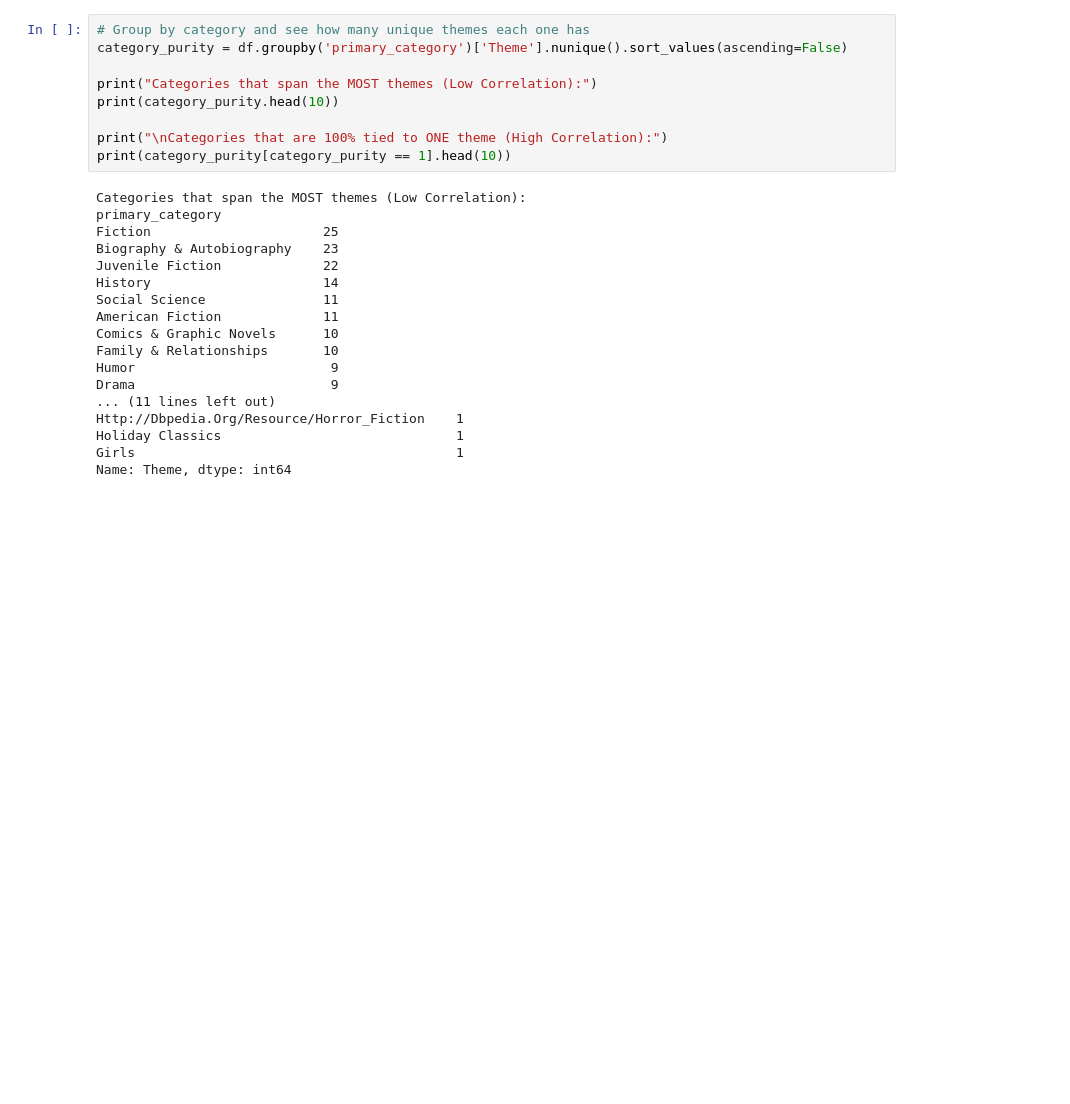
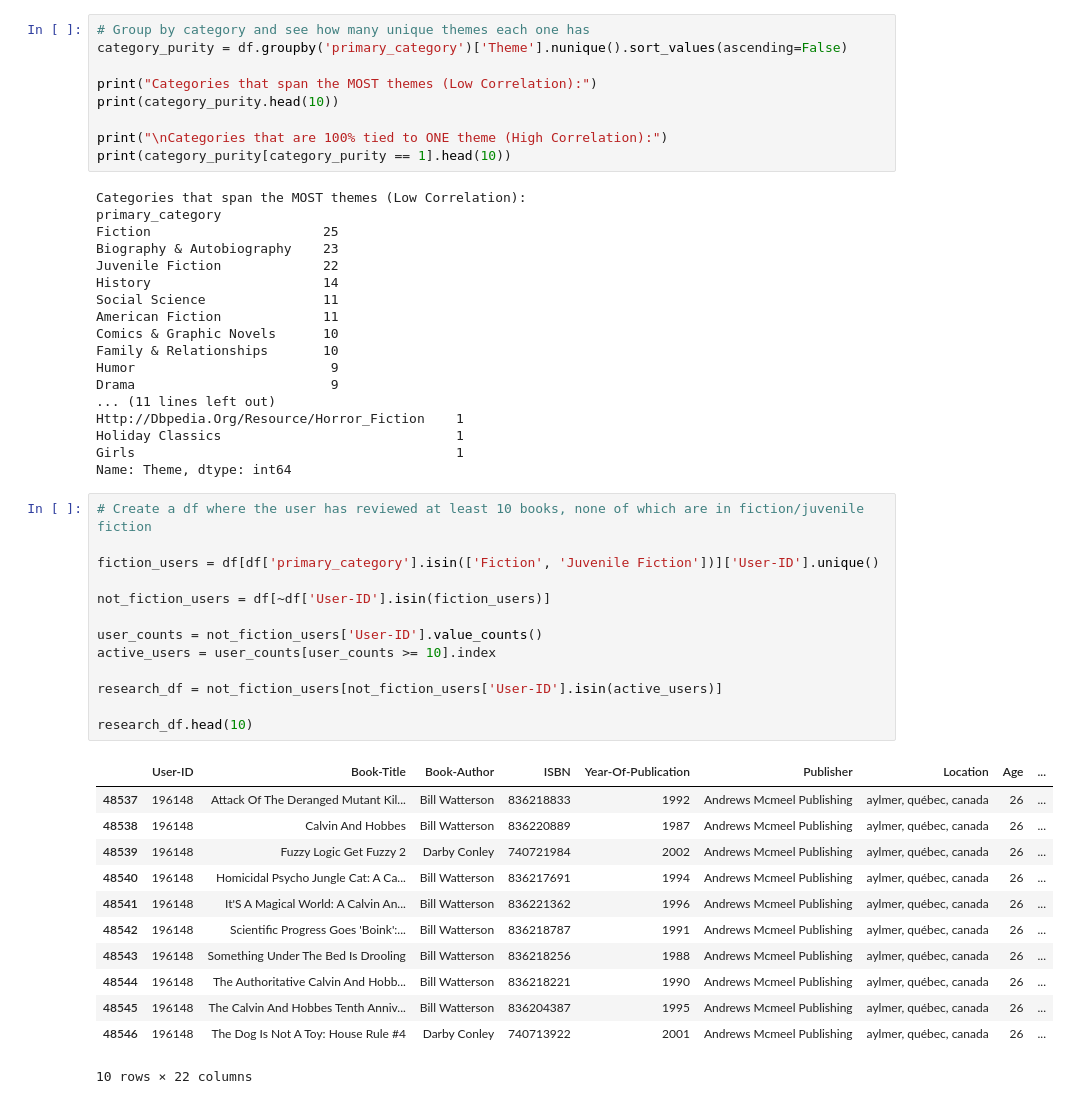
Before and after one commit to cherylrosenberg/di-book-recommendation, a Jupyter notebook: data_cleansing/data_analysis.ipynb, the cells around one changed output. Cells and saved outputs as stored; diff of their text form; blank space fills up the shorter version.

```diff
--- a/data_cleansing/data_analysis.ipynb
+++ b/data_cleansing/data_analysis.ipynb
@@ -351,3 +334,29 @@ Http://Dbpedia.Org/Resource/Horror_Fiction    1
 Holiday Classics                              1
 Girls                                         1
 Name: Theme, dtype: int64
+# %%
+# Create a df where the user has reviewed at least 10 books, none of which are in fiction/juvenile fiction
+
+fiction_users = df[df['primary_category'].isin(['Fiction', 'Juvenile Fiction'])]['User-ID'].unique()
+
+not_fiction_users = df[~df['User-ID'].isin(fiction_users)]
+
+user_counts = not_fiction_users['User-ID'].value_counts()
+active_users = user_counts[user_counts >= 10].index
+
+research_df = not_fiction_users[not_fiction_users['User-ID'].isin(active_users)]
+
+research_df.head(10)
+# %% [output]
+|  | User-ID | Book-Title | Book-Author | ISBN | Year-Of-Publication | Publisher | Location | Age | ... |
+| 48537 | 196148 | Attack Of The Deranged Mutant Kil... | Bill Watterson | 836218833 | 1992 | Andrews Mcmeel Publishing | aylmer, québec, canada | 26 | ... |
+| 48538 | 196148 | Calvin And Hobbes | Bill Watterson | 836220889 | 1987 | Andrews Mcmeel Publishing | aylmer, québec, canada | 26 | ... |
+| 48539 | 196148 | Fuzzy Logic Get Fuzzy 2 | Darby Conley | 740721984 | 2002 | Andrews Mcmeel Publishing | aylmer, québec, canada | 26 | ... |
+| 48540 | 196148 | Homicidal Psycho Jungle Cat: A Ca... | Bill Watterson | 836217691 | 1994 | Andrews Mcmeel Publishing | aylmer, québec, canada | 26 | ... |
+| 48541 | 196148 | It'S A Magical World: A Calvin An... | Bill Watterson | 836221362 | 1996 | Andrews Mcmeel Publishing | aylmer, québec, canada | 26 | ... |
+| 48542 | 196148 | Scientific Progress Goes 'Boink':... | Bill Watterson | 836218787 | 1991 | Andrews Mcmeel Publishing | aylmer, québec, canada | 26 | ... |
+| 48543 | 196148 | Something Under The Bed Is Drooling | Bill Watterson | 836218256 | 1988 | Andrews Mcmeel Publishing | aylmer, québec, canada | 26 | ... |
+| 48544 | 196148 | The Authoritative Calvin And Hobb... | Bill Watterson | 836218221 | 1990 | Andrews Mcmeel Publishing | aylmer, québec, canada | 26 | ... |
+| 48545 | 196148 | The Calvin And Hobbes Tenth Anniv... | Bill Watterson | 836204387 | 1995 | Andrews Mcmeel Publishing | aylmer, québec, canada | 26 | ... |
+| 48546 | 196148 | The Dog Is Not A Toy: House Rule #4 | Darby Conley | 740713922 | 2001 | Andrews Mcmeel Publishing | aylmer, québec, canada | 26 | ... |
+10 rows × 22 columns
```
Also changed, not shown: parts of 8 cells of this notebook, 3 other files.
